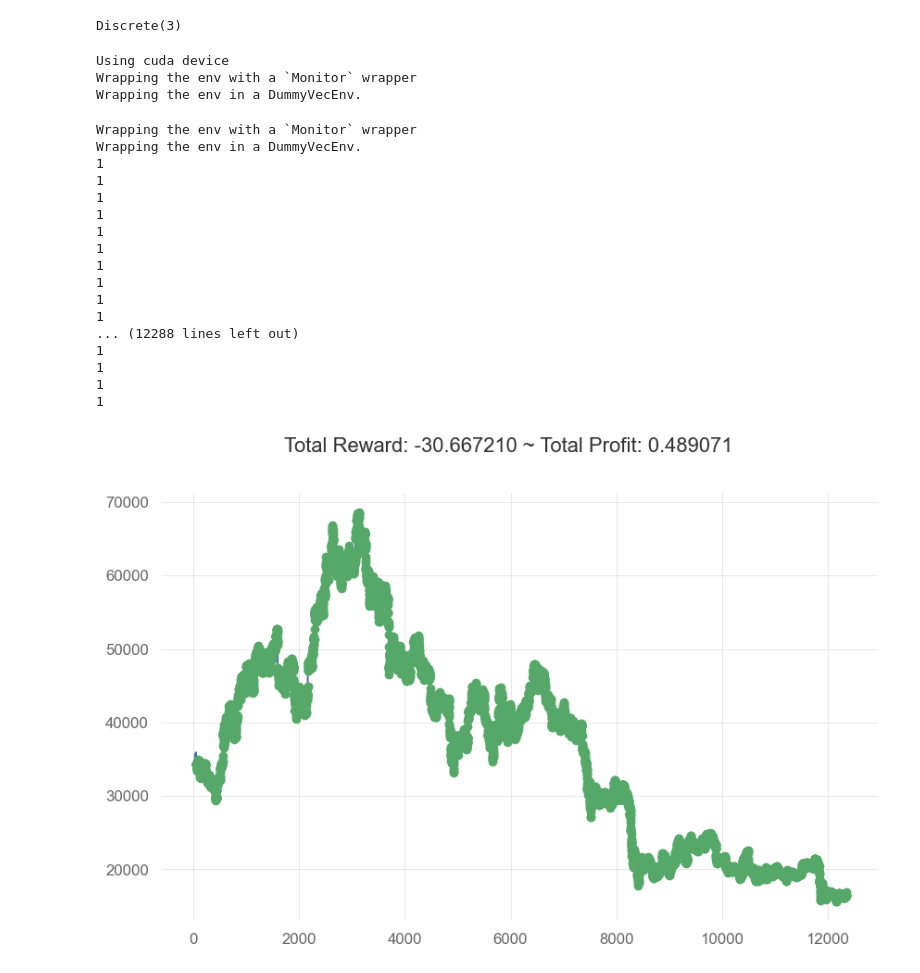
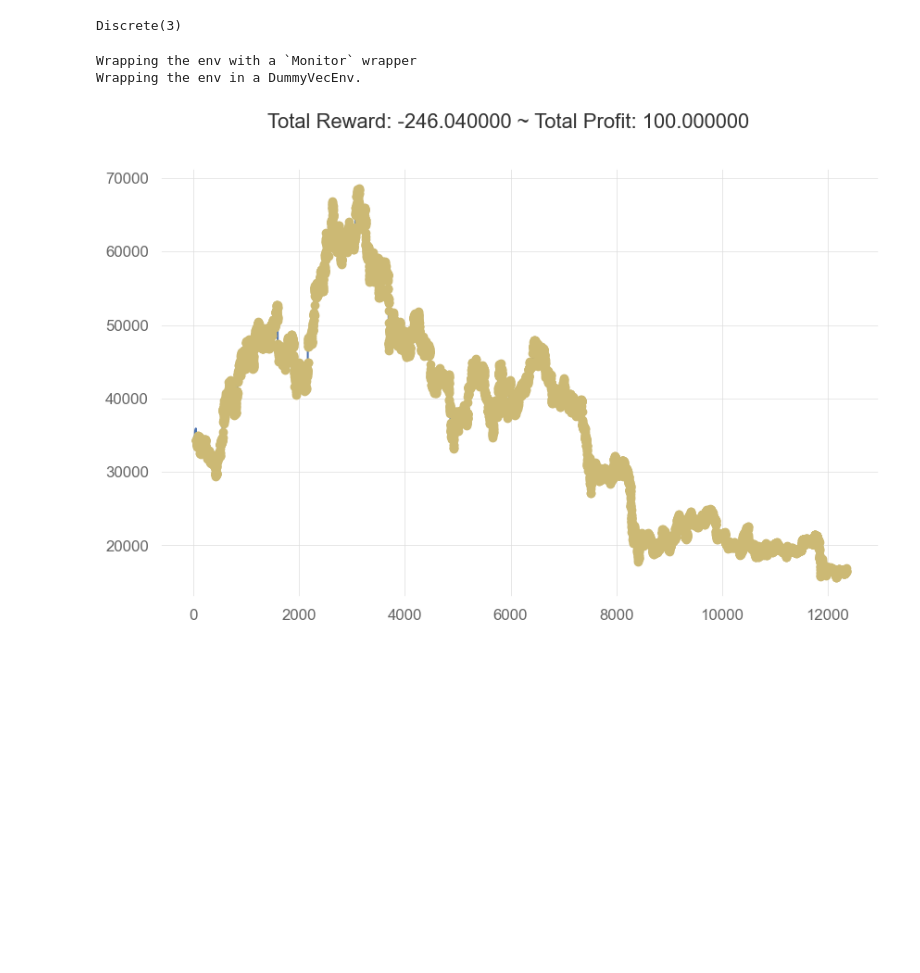
Before and after one commit to zizzs3228/trading, a Jupyter notebook: AIbot.ipynb, the cells around one changed output. Cells and saved outputs as stored; diff of their text form; code cells hidden in the pictures; blank space fills up the shorter version.

```diff
--- a/AIbot.ipynb
+++ b/AIbot.ipynb
@@ -44,7 +36,7 @@ def add_signals(env):
     start = env.frame_bound[0] - env.window_size
     end = env.frame_bound[1]
     prices = env.df.loc[:,'Close'].to_numpy()[start:end]
-    signal_features = env.df.loc[:,['PCTOpen','PCTHigh','PCTLow','PCTClose','PCTVolume','RSX']].to_numpy()[start:end]
+    signal_features = env.df.loc[:,['Open','High','Low','Volume','RSX']].to_numpy()[start:end]
     return prices, signal_features
 
 class MyCustomEnv(StocksEnv):
@@ -73,8 +65,8 @@ testdf.set_index('date',inplace=True)
 # testdf['NClose'] = (testdf['Close'] - testdf['Close'].mean()) / testdf['Close'].std()
 # testdf['NVolume'] = (testdf['Volume'] - testdf['Volume'].mean()) / testdf['Volume'].std()
 
-traindf['RSX'] = ta.rsx(traindf['Close'],14)
-testdf['RSX'] = ta.rsx(testdf['Close'],14)
+traindf['RSX'] = ta.rsx(traindf['Close'],21)
+testdf['RSX'] = ta.rsx(testdf['Close'],21)
 
 # traindf['AO'] = ta.ao(traindf['High'],traindf['Low'])
 # testdf['AO'] = ta.ao(testdf['High'],testdf['Low'])
@@ -127,15 +119,15 @@ testdf['RSX'] = ta.rsx(testdf['Close'],14)
 #Trix: trix
 
 
-traindf['PCTOpen'] = traindf['Open'].pct_change()
-traindf['PCTHigh'] = traindf['High'].pct_change()
-traindf['PCTLow'] = traindf['Low'].pct_change()
-traindf['PCTClose'] = traindf['Close'].pct_change()
-traindf['PCTVolume'] = traindf['Volume'].pct_change()
+# traindf['PCTOpen'] = traindf['Open'].pct_change()
+# traindf['PCTHigh'] = traindf['High'].pct_change()
+# traindf['PCTLow'] = traindf['Low'].pct_change()
+# traindf['PCTClose'] = traindf['Close'].pct_change()
+# traindf['PCTVolume'] = traindf['Volume'].pct_change()
 
-testdf['PCTOpen'] = testdf['Open'].pct_change()
-testdf['PCTHigh'] = testdf['High'].pct_change()
-testdf['PCTLow'] = testdf['Low'].pct_change()
-testdf['PCTClose'] = testdf['Close'].pct_change()
-testdf['PCTVolume'] = testdf['Volume'].pct_change()
+# testdf['PCTOpen'] = testdf['Open'].pct_change()
+# testdf['PCTHigh'] = testdf['High'].pct_change()
+# testdf['PCTLow'] = testdf['Low'].pct_change()
+# testdf['PCTClose'] = testdf['Close'].pct_change()
+# testdf['PCTVolume'] = testdf['Volume'].pct_change()
 # %%
@@ -158,56 +150,37 @@ env.action_space
 # %% [output]
 Discrete(3)
 # %%
-model = PPO("MlpPolicy", env, verbose=1, tensorboard_log=log_path,learning_rate=3e-3)
-TIMESTEPS = 10000
-for i in range(1,1):
-    model.learn(total_timesteps=TIMESTEPS,reset_num_timesteps=False,tb_log_name=modelname)
-    model.save(os.path.join(f'{model_path}',f'{TIMESTEPS*i}'))
+# model = PPO("MlpPolicy", env, verbose=1, tensorboard_log=log_path,learning_rate=3e-3)
+# TIMESTEPS = 10000
+# for i in range(1,1):
+#     model.learn(total_timesteps=TIMESTEPS,reset_num_timesteps=False,tb_log_name=modelname)
+#     model.save(os.path.join(f'{model_path}',f'{TIMESTEPS*i}'))
-# %% [output]
-Using cuda device
-Wrapping the env with a `Monitor` wrapper
-Wrapping the env in a DummyVecEnv.
 # %%
 env = MyCustomEnv(df=traindf, frame_bound=(start_index+50,end_index), window_size=window_size)
 
 profit = []
 results = []
-model = PPO.load('models\\PPO_NEWENV_EQREW_ONLYRSX_LR=3e-0\\640000.zip',env=env)
+model = PPO.load('models\\test16\\40000.zip',env=env)
 
 obs = env.reset()
 # print(f'Test №{i}')
 
 while True:
     action, state = model.predict(obs)
     obs, reward, done, info = env.step(action)
     results.append(info['total_profit'])
     # rewards.append(reward)
     if done:
         break
     # profit.append(info['total_profit'])
 # print(info['total_profit'])
 plt.cla()
 env.render_all()
 plt.show()
 # plt.scatter(range(len(rewards)), rewards)
 # plt.show()
 # %% [output]
 Wrapping the env with a `Monitor` wrapper
 Wrapping the env in a DummyVecEnv.
-1
-1
-1
-1
-1
-1
-1
-1
-1
-1
-... (12288 lines left out)
-1
-1
-1
-1
-[figure, old version]
+[figure, new version]
 # %%
```
Also changed, not shown: parts of 3 cells of this notebook, 4 other files.
